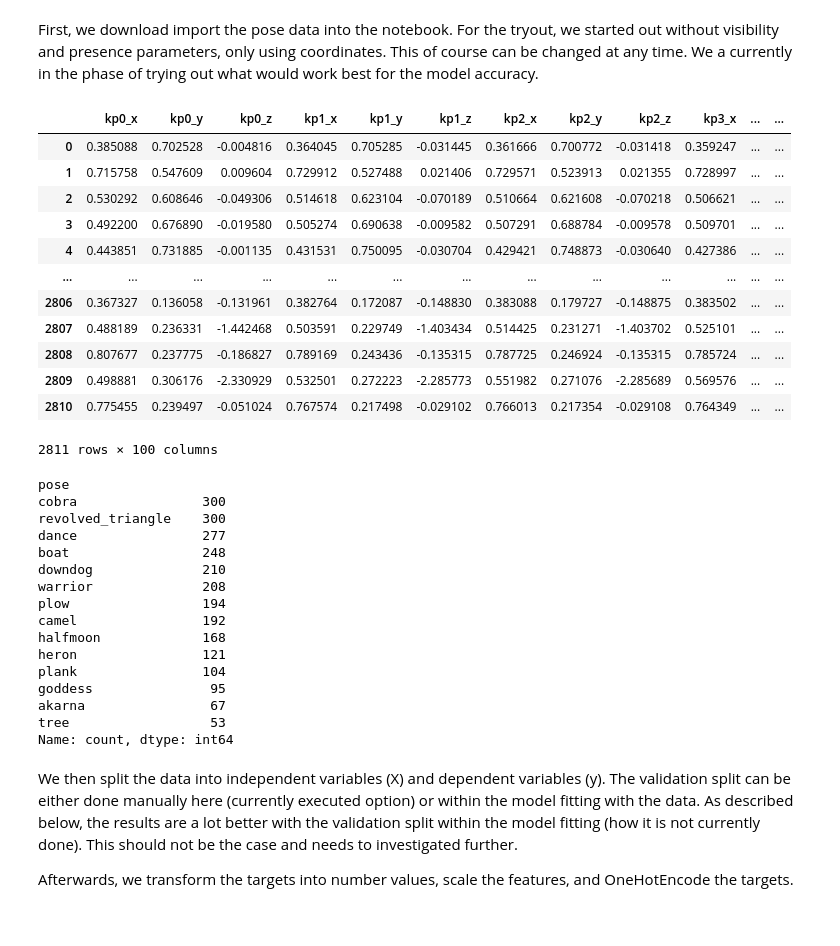
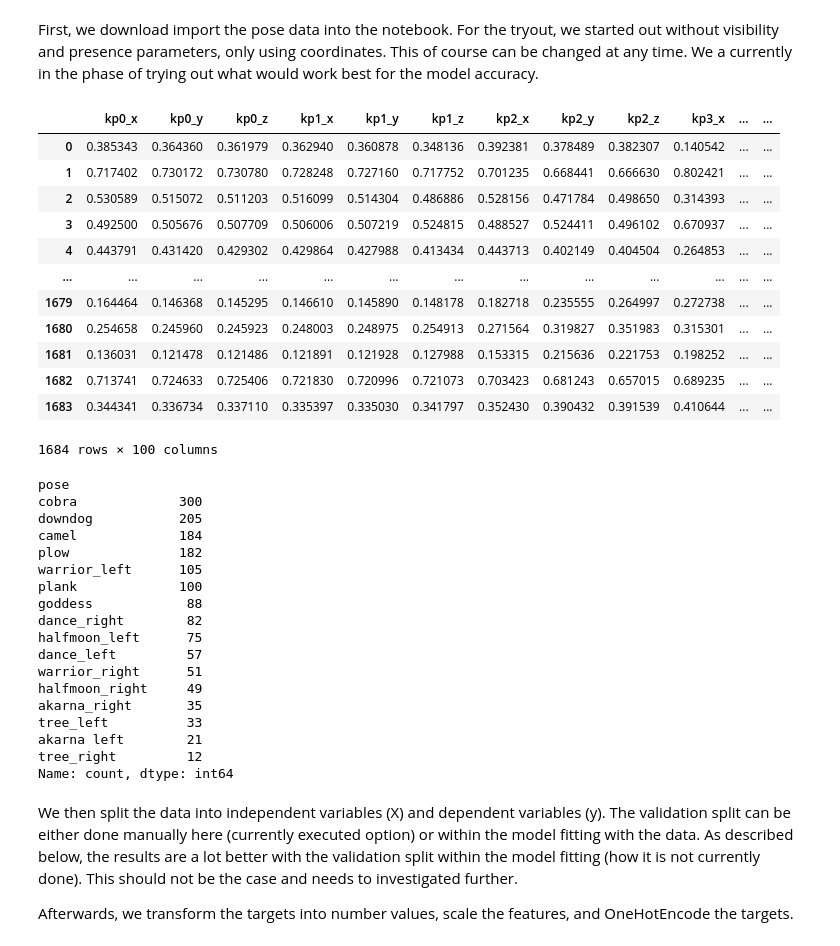
Before and after one commit to masaki-norton/yoga-pose-detector, a Jupyter notebook: neuralnetwork.ipynb, the cells around one changed output. Drawn from its saved outputs; the diff is of its cells as text; code cells hidden in the pictures.

```diff
--- a/neuralnetwork.ipynb
+++ b/neuralnetwork.ipynb
@@ -28,27 +28,27 @@ from sklearn.model_selection import GridSearchCV
 # %% [markdown]
 First, we download import the pose data into the notebook. For the tryout, we started out without visibility and presence parameters, only using coordinates. This of course can be changed at any time. We a currently in the phase of trying out what would work best for the model accuracy.
 # %%
-df = pd.read_csv('pose_landmark_data.csv')
+df = pd.read_csv('pose_landmark_data_10.csv')
 cols_to_drop = [col for col in df.columns if col.endswith('visibility') or col.endswith('presence')]
 # cols_to_drop = [col for col in df.columns if col.endswith('presence')]
 # cols_to_drop = [col for col in df.columns if col.endswith('visibility')]
-cols_to_drop.append('filename')
+# cols_to_drop.append(df['filename'])
 df = df.drop(columns= cols_to_drop)
 df
 # %% [output]
 |  | kp0_x | kp0_y | kp0_z | kp1_x | kp1_y | kp1_z | kp2_x | kp2_y | kp2_z | kp3_x | ... | ... |
-| 0 | 0.385088 | 0.702528 | -0.004816 | 0.364045 | 0.705285 | -0.031445 | 0.361666 | 0.700772 | -0.031418 | 0.359247 | ... | ... |
-| 1 | 0.715758 | 0.547609 | 0.009604 | 0.729912 | 0.527488 | 0.021406 | 0.729571 | 0.523913 | 0.021355 | 0.728997 | ... | ... |
-| 2 | 0.530292 | 0.608646 | -0.049306 | 0.514618 | 0.623104 | -0.070189 | 0.510664 | 0.621608 | -0.070218 | 0.506621 | ... | ... |
-| 3 | 0.492200 | 0.676890 | -0.019580 | 0.505274 | 0.690638 | -0.009582 | 0.507291 | 0.688784 | -0.009578 | 0.509701 | ... | ... |
-| 4 | 0.443851 | 0.731885 | -0.001135 | 0.431531 | 0.750095 | -0.030704 | 0.429421 | 0.748873 | -0.030640 | 0.427386 | ... | ... |
+| 0 | 0.385343 | 0.364360 | 0.361979 | 0.362940 | 0.360878 | 0.348136 | 0.392381 | 0.378489 | 0.382307 | 0.140542 | ... | ... |
+| 1 | 0.717402 | 0.730172 | 0.730780 | 0.728248 | 0.727160 | 0.717752 | 0.701235 | 0.668441 | 0.666630 | 0.802421 | ... | ... |
+| 2 | 0.530589 | 0.515072 | 0.511203 | 0.516099 | 0.514304 | 0.486886 | 0.528156 | 0.471784 | 0.498650 | 0.314393 | ... | ... |
+| 3 | 0.492500 | 0.505676 | 0.507709 | 0.506006 | 0.507219 | 0.524815 | 0.488527 | 0.524411 | 0.496102 | 0.670937 | ... | ... |
+| 4 | 0.443791 | 0.431420 | 0.429302 | 0.429864 | 0.427988 | 0.413434 | 0.443713 | 0.402149 | 0.404504 | 0.264853 | ... | ... |
 | ... | ... | ... | ... | ... | ... | ... | ... | ... | ... | ... | ... | ... |
-| 2806 | 0.367327 | 0.136058 | -0.131961 | 0.382764 | 0.172087 | -0.148830 | 0.383088 | 0.179727 | -0.148875 | 0.383502 | ... | ... |
-| 2807 | 0.488189 | 0.236331 | -1.442468 | 0.503591 | 0.229749 | -1.403434 | 0.514425 | 0.231271 | -1.403702 | 0.525101 | ... | ... |
-| 2808 | 0.807677 | 0.237775 | -0.186827 | 0.789169 | 0.243436 | -0.135315 | 0.787725 | 0.246924 | -0.135315 | 0.785724 | ... | ... |
-| 2809 | 0.498881 | 0.306176 | -2.330929 | 0.532501 | 0.272223 | -2.285773 | 0.551982 | 0.271076 | -2.285689 | 0.569576 | ... | ... |
-| 2810 | 0.775455 | 0.239497 | -0.051024 | 0.767574 | 0.217498 | -0.029102 | 0.766013 | 0.217354 | -0.029108 | 0.764349 | ... | ... |
+| 1679 | 0.164464 | 0.146368 | 0.145295 | 0.146610 | 0.145890 | 0.148178 | 0.182718 | 0.235555 | 0.264997 | 0.272738 | ... | ... |
+| 1680 | 0.254658 | 0.245960 | 0.245923 | 0.248003 | 0.248975 | 0.254913 | 0.271564 | 0.319827 | 0.351983 | 0.315301 | ... | ... |
+| 1681 | 0.136031 | 0.121478 | 0.121486 | 0.121891 | 0.121928 | 0.127988 | 0.153315 | 0.215636 | 0.221753 | 0.198252 | ... | ... |
+| 1682 | 0.713741 | 0.724633 | 0.725406 | 0.721830 | 0.720996 | 0.721073 | 0.703423 | 0.681243 | 0.657015 | 0.689235 | ... | ... |
+| 1683 | 0.344341 | 0.336734 | 0.337110 | 0.335397 | 0.335030 | 0.341797 | 0.352430 | 0.390432 | 0.391539 | 0.410644 | ... | ... |
-2811 rows × 100 columns
+1684 rows × 100 columns
 # %%
 n_rows_to_keep = 300
 
@@ -57,28 +57,30 @@ non_cobra_df = df[df['pose'] != 'cobra']
 cobra_df_lite = cobra_df.sample(n = n_rows_to_keep, random_state=2)
 df = pd.concat([non_cobra_df, cobra_df_lite])
 
-revolved_triangle_df = df[df['pose'] == 'revolved_triangle']
-non_revolved_triangle_df = df[df['pose'] != 'revolved_triangle']
-revolved_triangle_df_lite = revolved_triangle_df.sample(n = n_rows_to_keep, random_state=2)
-df = pd.concat([non_revolved_triangle_df, revolved_triangle_df_lite])
+# revolved_triangle_df = df[df['pose'] == 'revolved_triangle']
+# non_revolved_triangle_df = df[df['pose'] != 'revolved_triangle']
+# revolved_triangle_df_lite = revolved_triangle_df.sample(n = n_rows_to_keep, random_state=2)
+# df = pd.concat([non_revolved_triangle_df, revolved_triangle_df_lite])
 
 df['pose'].value_counts()
 # %% [output]
 pose
-cobra                300
-revolved_triangle    300
-dance                277
-boat                 248
-downdog              210
-warrior              208
-plow                 194
-camel                192
-halfmoon             168
-heron                121
-plank                104
-goddess               95
-akarna                67
-tree                  53
+cobra             300
+downdog           205
+camel             184
+plow              182
+warrior_left      105
+plank             100
+goddess            88
+dance_right        82
+halfmoon_left      75
+dance_left         57
+warrior_right      51
+halfmoon_right     49
+akarna_right       35
+tree_left          33
+akarna left        21
+tree_right         12
 Name: count, dtype: int64
 # %% [markdown]
 We then split the data into independent variables (X) and dependent variables (y). The validation split can be either done manually here (currently executed option) or within the model fitting with the data. As described below, the results are a lot better with the validation split within the model fitting (how it is not currently done). This should not be the case and needs to investigated further.
```
Also changed, not shown: parts of 4 cells of this notebook, 2 other files.
